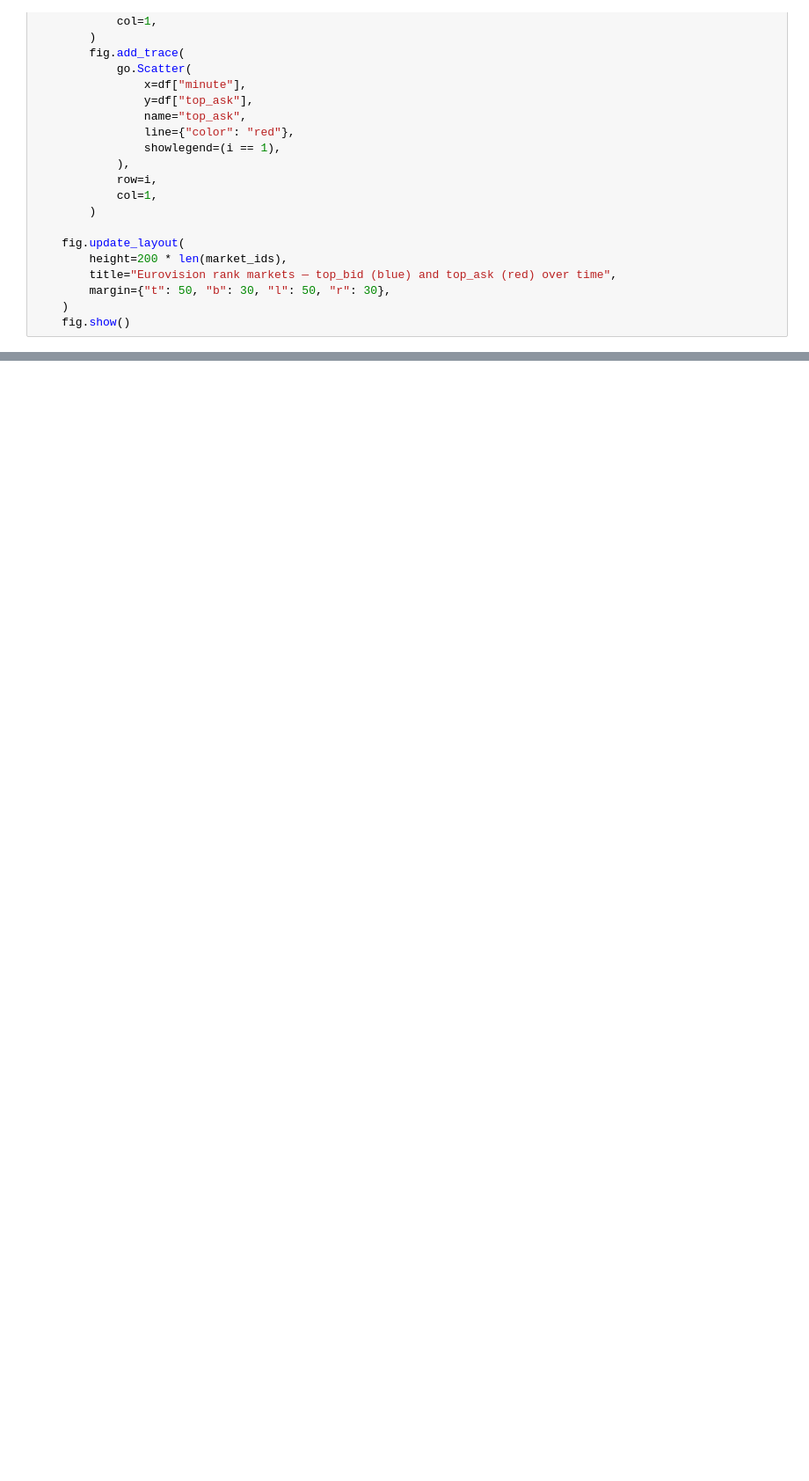
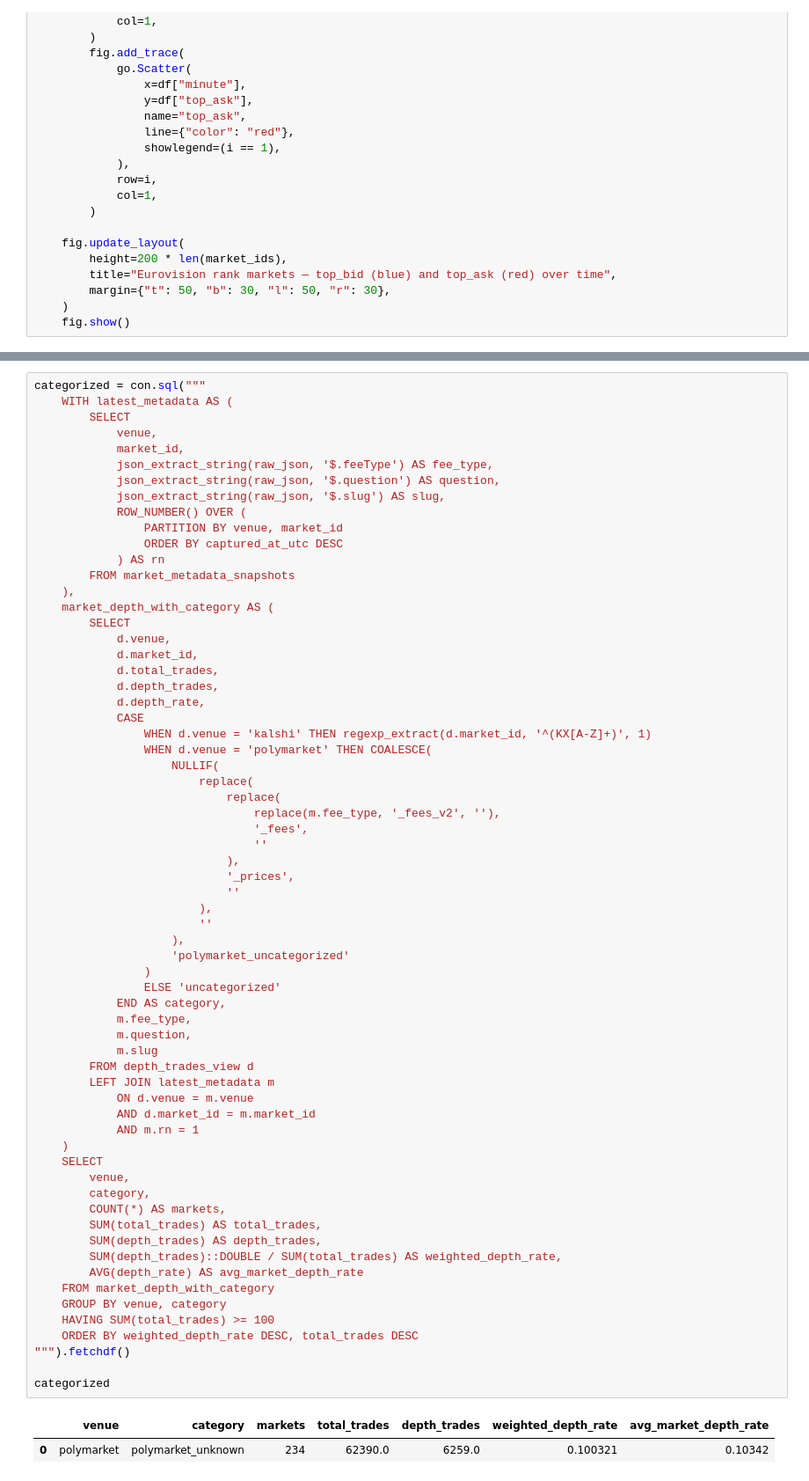
Before and after one commit to ljramones/pm-edge, a Jupyter notebook: notebooks/2026-05-22-first-look.ipynb, the cells around one changed output, grey strips where cells are left out. Shown at 88% size. Drawn from its saved outputs; the diff is of its cells as text; blank space fills up the shorter version.

```diff
--- a/notebooks/2026-05-22-first-look.ipynb
+++ b/notebooks/2026-05-22-first-look.ipynb
@@ -182,0 +500,68 @@ else:
+# %%
+categorized = con.sql("""
+    WITH latest_metadata AS (
+        SELECT
+            venue,
+            market_id,
+            json_extract_string(raw_json, '$.feeType') AS fee_type,
+            json_extract_string(raw_json, '$.question') AS question,
+            json_extract_string(raw_json, '$.slug') AS slug,
+            ROW_NUMBER() OVER (
+                PARTITION BY venue, market_id
+                ORDER BY captured_at_utc DESC
+            ) AS rn
+        FROM market_metadata_snapshots
+    ),
+    market_depth_with_category AS (
+        SELECT
+            d.venue,
+            d.market_id,
+            d.total_trades,
+            d.depth_trades,
+            d.depth_rate,
+            CASE
+                WHEN d.venue = 'kalshi' THEN regexp_extract(d.market_id, '^(KX[A-Z]+)', 1)
+                WHEN d.venue = 'polymarket' THEN COALESCE(
+                    NULLIF(
+                        replace(
+                            replace(
+                                replace(m.fee_type, '_fees_v2', ''),
+                                '_fees',
+                                ''
+                            ),
+                            '_prices',
+                            ''
+                        ),
+                        ''
+                    ),
+                    'polymarket_uncategorized'
+                )
+                ELSE 'uncategorized'
+            END AS category,
+            m.fee_type,
+            m.question,
+            m.slug
+        FROM depth_trades_view d
+        LEFT JOIN latest_metadata m
+            ON d.venue = m.venue
+            AND d.market_id = m.market_id
+            AND m.rn = 1
+    )
+    SELECT
+        venue,
+        category,
+        COUNT(*) AS markets,
+        SUM(total_trades) AS total_trades,
+        SUM(depth_trades) AS depth_trades,
+        SUM(depth_trades)::DOUBLE / SUM(total_trades) AS weighted_depth_rate,
+        AVG(depth_rate) AS avg_market_depth_rate
+    FROM market_depth_with_category
+    GROUP BY venue, category
+    HAVING SUM(total_trades) >= 100
+    ORDER BY weighted_depth_rate DESC, total_trades DESC
+""").fetchdf()
+
+categorized
+# %% [output]
+|  | venue | category | markets | total_trades | depth_trades | weighted_depth_rate | avg_market_depth_rate |
+| 0 | polymarket | polymarket_unknown | 234 | 62390.0 | 6259.0 | 0.100321 | 0.10342 |
```
Also changed, not shown: parts of 28 cells of this notebook, 33 other files.
